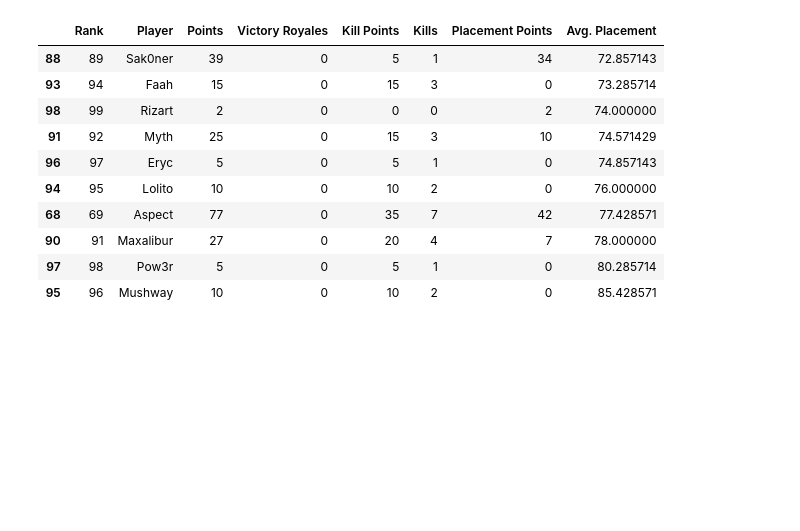
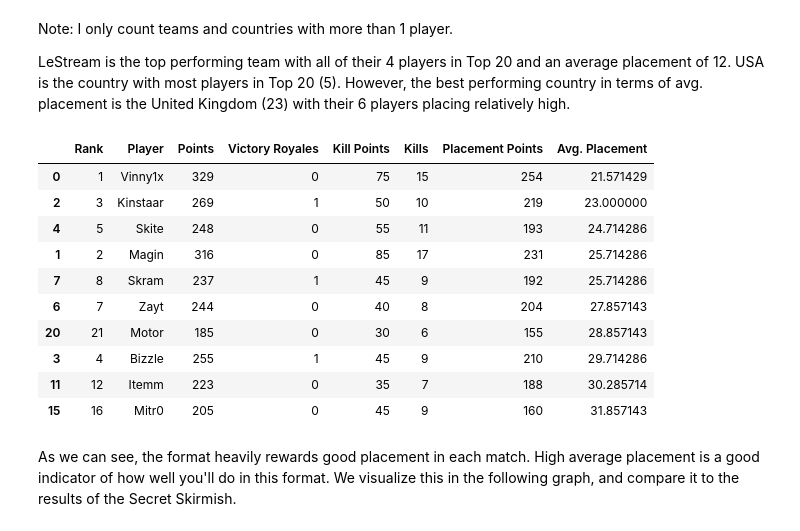
Before and after one commit to ejyap/ESLAnalysis, a Jupyter notebook: analysis.ipynb, the cells around one changed output. Saved outputs shown, nothing was run; the diff lists cells and outputs as text; code cells hidden in the pictures; blank space fills up the shorter version.

```diff
--- a/analysis.ipynb
+++ b/analysis.ipynb
@@ -62,14 +108,20 @@ esl_p[0:50]
+# %% [markdown]
+Note: I only count teams and countries with more than 1 player.
+
+LeStream is the top performing team with all of their 4 players in Top 20 and an average placement of 12. USA is the country with most players in Top 20 (5). However, the best performing country in terms of avg. placement is the United Kingdom (23) with their 6 players placing relatively high.
 # %%
-esl_p.sort_values('Avg. Placement').tail(10)
+esl_p.sort_values('Avg. Placement').head(10)
 # %% [output]
 |  | Rank | Player | Points | Victory Royales | Kill Points | Kills | Placement Points | Avg. Placement |
-| 88 | 89 | Sak0ner | 39 | 0 | 5 | 1 | 34 | 72.857143 |
-| 93 | 94 | Faah | 15 | 0 | 15 | 3 | 0 | 73.285714 |
-| 98 | 99 | Rizart | 2 | 0 | 0 | 0 | 2 | 74.000000 |
-| 91 | 92 | Myth | 25 | 0 | 15 | 3 | 10 | 74.571429 |
-| 96 | 97 | Eryc | 5 | 0 | 5 | 1 | 0 | 74.857143 |
-| 94 | 95 | Lolito | 10 | 0 | 10 | 2 | 0 | 76.000000 |
-| 68 | 69 | Aspect | 77 | 0 | 35 | 7 | 42 | 77.428571 |
-| 90 | 91 | Maxalibur | 27 | 0 | 20 | 4 | 7 | 78.000000 |
-| 97 | 98 | Pow3r | 5 | 0 | 5 | 1 | 0 | 80.285714 |
-| 95 | 96 | Mushway | 10 | 0 | 10 | 2 | 0 | 85.428571 |
+| 0 | 1 | Vinny1x | 329 | 0 | 75 | 15 | 254 | 21.571429 |
+| 2 | 3 | Kinstaar | 269 | 1 | 50 | 10 | 219 | 23.000000 |
+| 4 | 5 | Skite | 248 | 0 | 55 | 11 | 193 | 24.714286 |
+| 1 | 2 | Magin | 316 | 0 | 85 | 17 | 231 | 25.714286 |
+| 7 | 8 | Skram | 237 | 1 | 45 | 9 | 192 | 25.714286 |
+| 6 | 7 | Zayt | 244 | 0 | 40 | 8 | 204 | 27.857143 |
+| 20 | 21 | Motor | 185 | 0 | 30 | 6 | 155 | 28.857143 |
+| 3 | 4 | Bizzle | 255 | 1 | 45 | 9 | 210 | 29.714286 |
+| 11 | 12 | Itemm | 223 | 0 | 35 | 7 | 188 | 30.285714 |
+| 15 | 16 | Mitr0 | 205 | 0 | 45 | 9 | 160 | 31.857143 |
+# %% [markdown]
+As we can see, the format heavily rewards good placement in each match. High average placement is a good indicator of how well you'll do in this format. We visualize this in the following graph, and compare it to the results of the Secret Skirmish.
```
Also changed, not shown: parts of 41 cells of this notebook.
